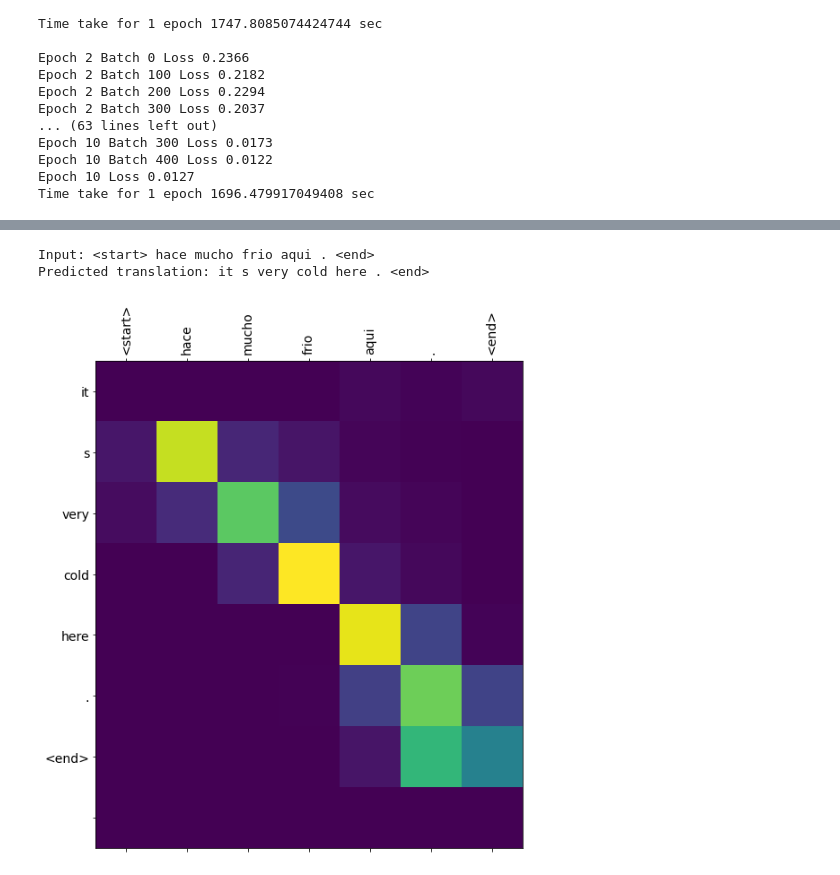
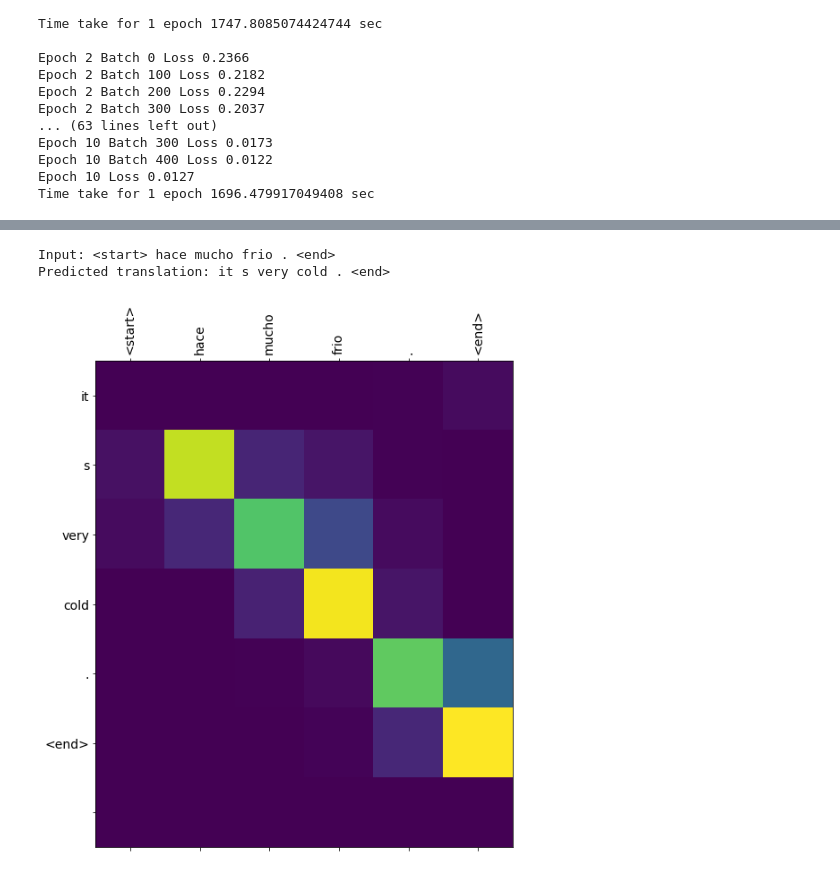
Before and after one commit to CLIS-237/Machine-Translation_Spanish-to-English, a Jupyter notebook: seq_seq_attention.ipynb, the cells around one changed output, grey strips where cells are left out. Drawn from its saved outputs; the diff is of its cells as text; code cells hidden in the pictures.

```diff
--- a/seq_seq_attention.ipynb
+++ b/seq_seq_attention.ipynb
@@ -478,7 +485,7 @@ def translate(input_sentence):
 # %%
-# En : it's really cold here
-translate(u'hace mucho frío aquí.')
+# En it's very cold
+translate(u'hace mucho frío.')
 # %% [output]
-Input: <start> hace mucho frio aqui . <end>
-Predicted translation: it s very cold here . <end>
+Input: <start> hace mucho frio . <end>
+Predicted translation: it s very cold . <end>
-[figure, old version]
+[figure, new version]
```
Also changed, not shown: parts of 2 cells of this notebook.
